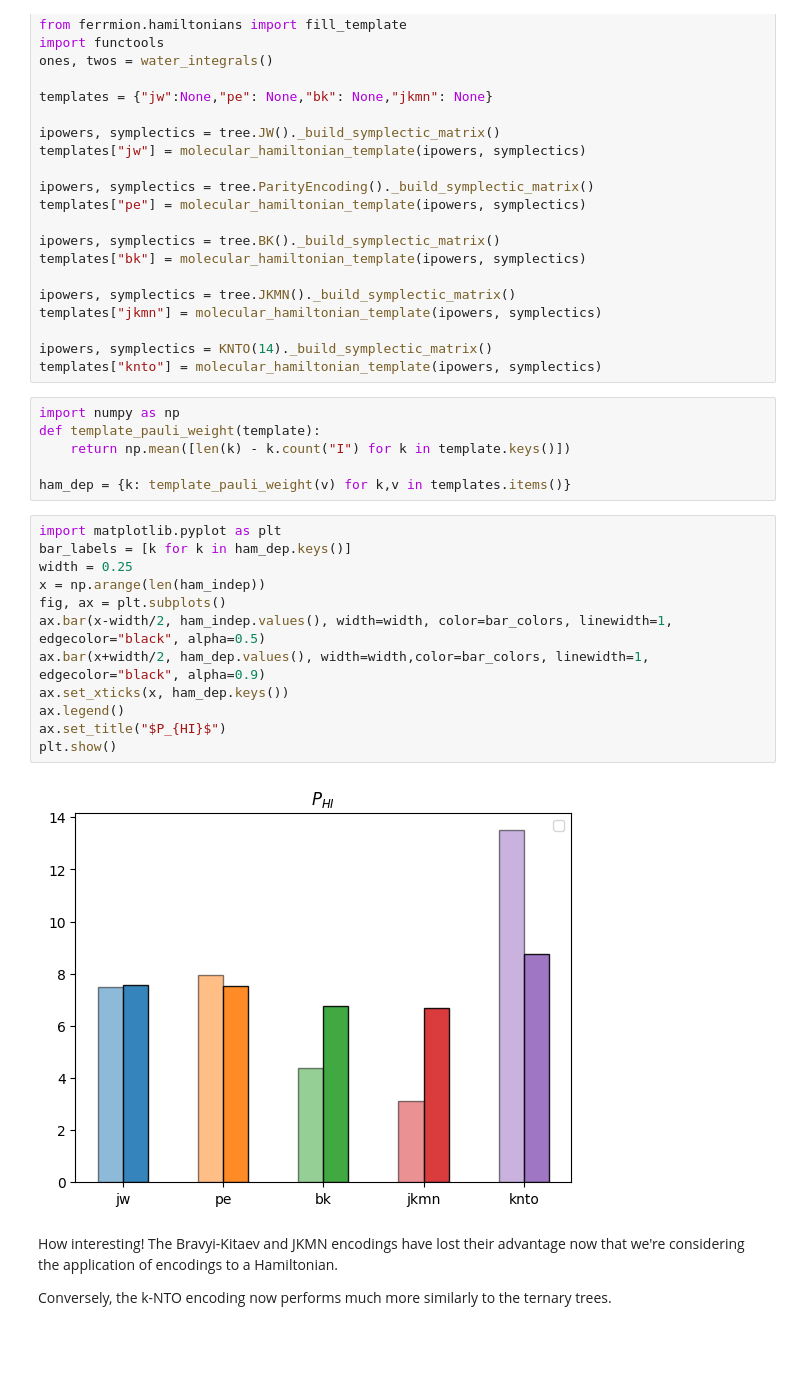
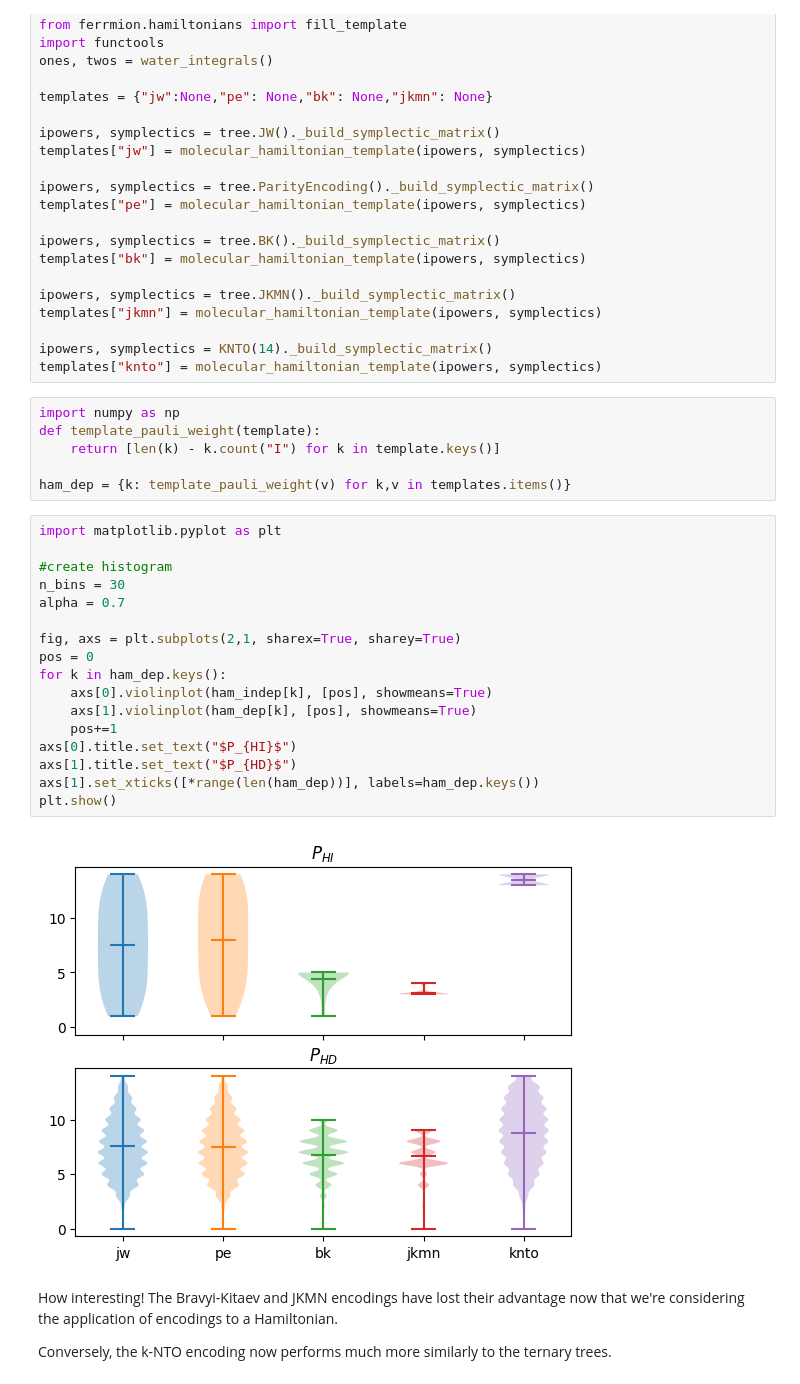
Before and after one commit to UCL-CCS/ferrmion, a Jupyter notebook: docs/source/notebooks/pauli_weight.ipynb, the cells around one changed output. Saved outputs shown, nothing was run; the diff lists cells and outputs as text; blank space fills up the shorter version.

```diff
--- a/docs/source/notebooks/pauli_weight.ipynb
+++ b/docs/source/notebooks/pauli_weight.ipynb
@@ -104,23 +104,28 @@ templates["knto"] = molecular_hamiltonian_template(ipowers, symplectics)
 # %%
 import numpy as np
 def template_pauli_weight(template):
-    return np.mean([len(k) - k.count("I") for k in template.keys()])
+    return [len(k) - k.count("I") for k in template.keys()]
 
 ham_dep = {k: template_pauli_weight(v) for k,v in templates.items()}
-# %%
-import matplotlib.pyplot as plt
-bar_labels = [k for k in ham_dep.keys()]
-width = 0.25
-x = np.arange(len(ham_indep))
-fig, ax = plt.subplots()
-ax.bar(x-width/2, ham_indep.values(), width=width, color=bar_colors, linewidth=1, edgecolor="black", alpha=0.5)
-ax.bar(x+width/2, ham_dep.values(), width=width,color=bar_colors, linewidth=1, edgecolor="black", alpha=0.9)
-ax.set_xticks(x, ham_dep.keys())
-ax.legend()
-ax.set_title("$P_{HI}$")
-plt.show()
-# %% [output]
-[figure, removed]
+# %%
+import matplotlib.pyplot as plt
+
+#create histogram
+n_bins = 30
+alpha = 0.7
+
+fig, axs = plt.subplots(2,1, sharex=True, sharey=True)
+pos = 0
+for k in ham_dep.keys():
+    axs[0].violinplot(ham_indep[k], [pos], showmeans=True)
+    axs[1].violinplot(ham_dep[k], [pos], showmeans=True)
+    pos+=1
+axs[0].title.set_text("$P_{HI}$")
+axs[1].title.set_text("$P_{HD}$")
+axs[1].set_xticks([*range(len(ham_dep))], labels=ham_dep.keys())
+plt.show()
+# %% [output]
+[figure, added]
 # %% [markdown]
 How interesting! The Bravyi-Kitaev and JKMN encodings have lost their advantage now that we're considering the application of encodings to a Hamiltonian.
 
```
Also changed, not shown: parts of 16 cells of this notebook.
